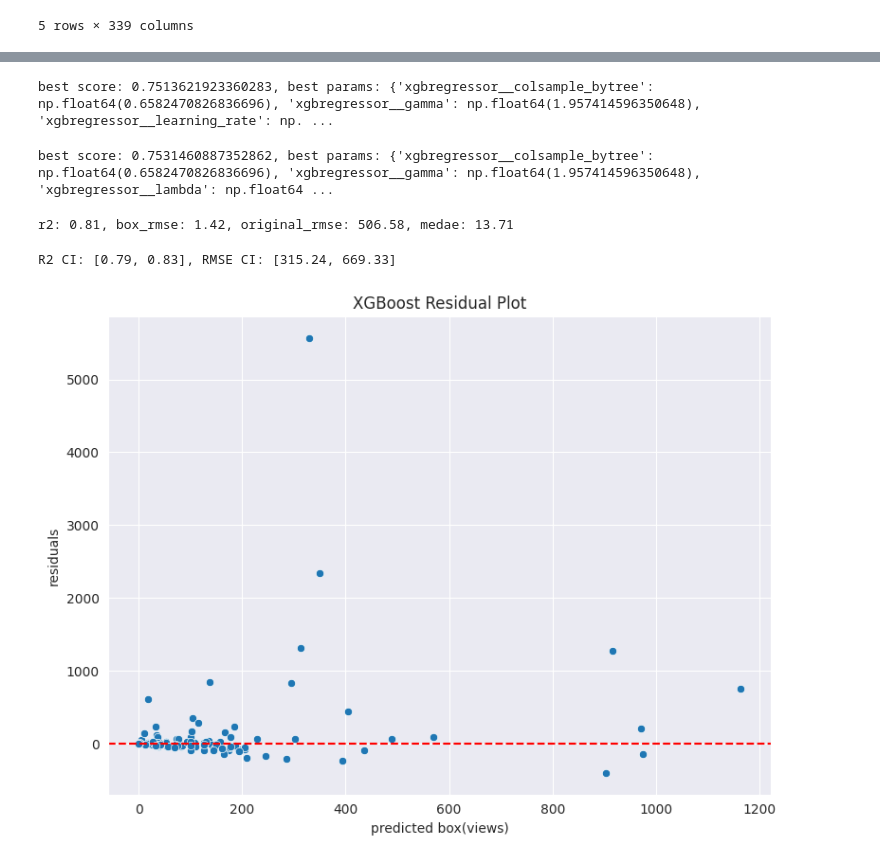
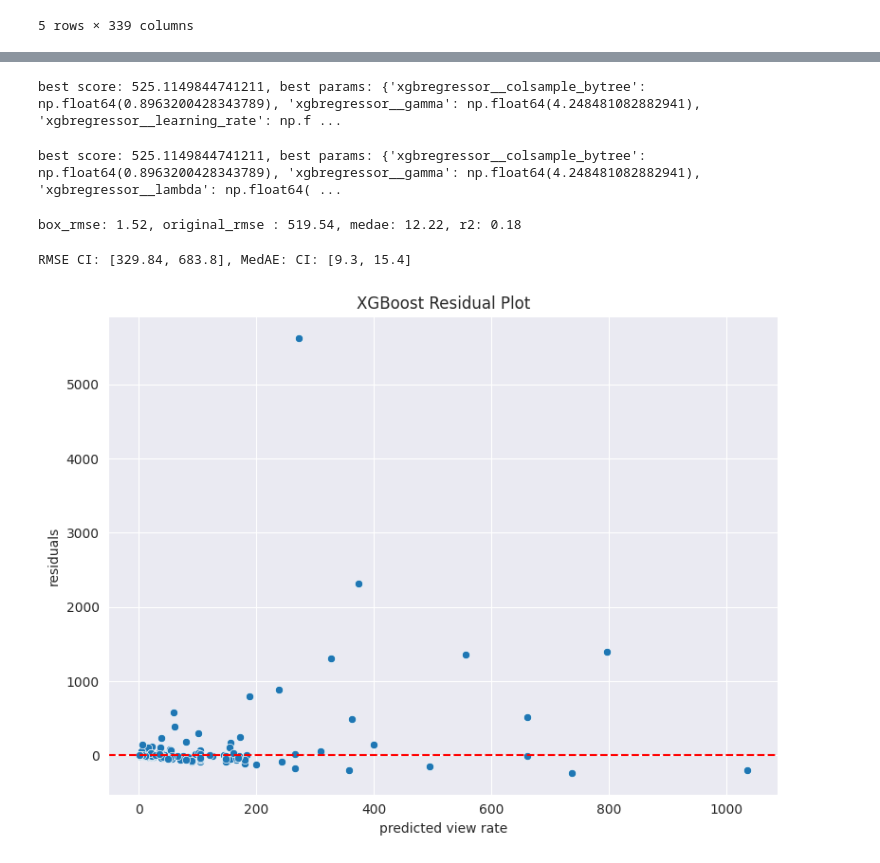
Before and after one commit to gh4rris/vegan_youtube, a Jupyter notebook: 04_modeling_dt_rf_xgb.ipynb, the cells around one changed output, grey strips where cells are left out. Cells and saved outputs as stored; diff of their text form; code cells hidden in the pictures.

```diff
--- a/04_modeling_dt_rf_xgb.ipynb
+++ b/04_modeling_dt_rf_xgb.ipynb
@@ -59,9 +67,9 @@ y_test_original = inv_boxcox(y_test, fitted_lambda)
 # %%
 # hyperparameter tune a decision tree regressor
 params = {"decisiontreeregressor__max_depth": [3, 5, 10, 15, 20, 30, None], "decisiontreeregressor__min_samples_leaf": [2, 4, 6], "decisiontreeregressor__min_samples_split": [2, 5, 10]}
-pipeline = make_pipeline(StandardScaler(), DecisionTreeRegressor(random_state=SEED))
-grid_search = GridSearchCV(pipeline, param_grid=params, cv=10, scoring="r2", n_jobs=-1)
+dt_pipeline = make_pipeline(StandardScaler(), DecisionTreeRegressor(random_state=SEED))
+grid_search = GridSearchCV(dt_pipeline, param_grid=params, cv=10, scoring=rmse_scorer, n_jobs=-1)
 grid_search.fit(X_train, y_train)
 best_params = grid_search.best_params_
-print(f"best score: {grid_search.best_score_}, best params: {best_params}")
+print(f"best score: {-grid_search.best_score_}, best params: {best_params}")
 # %% [output]
@@ -105,14 +134,14 @@ best score: 0.7391998562686749, best params: {'randomforestregressor__bootstrap'
 # %%
 # fit random forest with optimal parameters
-pipeline = make_pipeline(StandardScaler(), RandomForestRegressor(n_estimators=best_params["randomforestregressor__n_estimators"], max_depth=best_params["randomforestregressor__max_depth"], min_samples_leaf=best_params["randomforestregressor__min_samples_leaf"],
+rf_pipeline = make_pipeline(StandardScaler(), RandomForestRegressor(n_estimators=best_params["randomforestregressor__n_estimators"], max_depth=best_params["randomforestregressor__max_depth"], min_samples_leaf=best_params["randomforestregressor__min_samples_leaf"],
                            max_features=best_params["randomforestregressor__max_features"], bootstrap=best_params["randomforestregressor__bootstrap"], random_state=SEED))
-pipeline.fit(X_train, y_train)
-y_pred = pipeline.predict(X_test)
+rf_pipeline.fit(X_train, y_train)
+y_pred = rf_pipeline.predict(X_test)
 y_pred_original = inv_boxcox(y_pred, fitted_lambda)
-box_rmse = root_mean_squared_error(y_test, y_pred)
-original_rmse = root_mean_squared_error(y_test_original, y_pred_original)
-medae = median_absolute_error(y_test_original, y_pred_original)
-r2 = pipeline.score(X_test, y_test)
-rf = pipeline.named_steps["randomforestregressor"]
-print(f"r2: {round(r2, 2)}, box_rmse: {round(box_rmse, 2)}, original_rmse: {round(original_rmse, 2)}, medae: {round(medae, 2)}")
+box_rmse = round(root_mean_squared_error(y_test, y_pred), 2)
+original_rmse = round(root_mean_squared_error(y_test_original, y_pred_original), 2)
+medae = round(median_absolute_error(y_test_original, y_pred_original), 2)
+r2 = round(r2_score(y_test_original, y_pred_original), 2)
+rf = rf_pipeline.named_steps["randomforestregressor"]
+print(f"box_rmse: {box_rmse}, original_rmse : {original_rmse}, medae: {medae}, r2: {r2}")
 # %% [output]
@@ -194,28 +186,28 @@ plt.show()
 # %%
 # instantiate xgboost and use randomized cross validation to search wide range of hyperparameters
-params = {"xgbregressor__n_estimators": randint(500, 900), "xgbregressor__max_depth": randint(5, 20), "xgbregressor__learning_rate": uniform(0.01, 0.2),
+params = {"xgbregressor__n_estimators": randint(500, 900), "xgbregressor__max_depth": randint(5, 20), "xgbregressor__learning_rate": uniform(0.01, 0.3),
           "xgbregressor__colsample_bytree": uniform(0.5, 0.5), "xgbregressor__gamma": uniform(0, 5), "xgbregressor__reg_alpha": uniform(0, 1), "xgbregressor__reg_lambda": uniform(0, 1)}
 
 xgb_pipeline = make_pipeline(StandardScaler(), xgb.XGBRegressor(objective="reg:squarederror", random_state=SEED))
-xgb_rand_search = RandomizedSearchCV(xgb_pipeline, param_distributions=params, cv=10, n_iter=50, scoring="r2", n_jobs=-1, random_state=SEED)
+xgb_rand_search = RandomizedSearchCV(xgb_pipeline, param_distributions=params, cv=10, n_iter=50, scoring=rmse_scorer, n_jobs=-1, random_state=SEED)
 xgb_rand_search.fit(X_train, y_train)
 xgb_best_params = xgb_rand_search.best_params_
-print(f"best score: {xgb_rand_search.best_score_}, best params: {xgb_best_params}")
+print(f"best score: {-xgb_rand_search.best_score_}, best params: {xgb_best_params}")
 # %% [output]
-best score: 0.7513621923360283, best params: {'xgbregressor__colsample_bytree': np.float64(0.6582470826836696), 'xgbregressor__gamma': np.float64(1.957414596350648), 'xgbregressor__learning_rate': np. ...
+best score: 525.1149844741211, best params: {'xgbregressor__colsample_bytree': np.float64(0.8963200428343789), 'xgbregressor__gamma': np.float64(4.248481082882941), 'xgbregressor__learning_rate': np.f ...
 # %%
 # use gridsearch for fine-tuning hyperparameters
-params = {"xgbregressor__n_estimators": np.arange(xgb_best_params["xgbregressor__n_estimators"] - 10, xgb_best_params["xgbregressor__n_estimators"] + 15, 5),
-          "xgbregressor__max_depth": np.arange(xgb_best_params["xgbregressor__max_depth"] - 4, xgb_best_params["xgbregressor__max_depth"] + 6, 2),
-          "xgbregressor__learning_rate": [xgb_best_params["xgbregressor__learning_rate"]], "xgbregressor__colsample_bytree": [xgb_best_params["xgbregressor__colsample_bytree"]],
-          "xgbregressor__gamma": [xgb_best_params["xgbregressor__gamma"]], "xgbregressor__reg_alpha": [xgb_best_params["xgbregressor__reg_alpha"]], "xgbregressor__lambda": [xgb_best_params["xgbregressor__reg_lambda"]]}
+params = {"xgbregressor__n_estimators": np.arange(xgb_best_params["xgbregressor__n_estimators"] - 80, xgb_best_params["xgbregressor__n_estimators"] + 100, 20),
+          "xgbregressor__max_depth": [xgb_best_params["xgbregressor__max_depth"]], "xgbregressor__learning_rate": [xgb_best_params["xgbregressor__learning_rate"]],
+          "xgbregressor__colsample_bytree": [xgb_best_params["xgbregressor__colsample_bytree"]], "xgbregressor__gamma": [xgb_best_params["xgbregressor__gamma"]],
+          "xgbregressor__reg_alpha": [xgb_best_params["xgbregressor__reg_alpha"]], "xgbregressor__lambda": [xgb_best_params["xgbregressor__reg_lambda"]]}
 
-xgb_grid_search = GridSearchCV(xgb_pipeline, param_grid=params, cv=10, scoring="r2", n_jobs=-1)
+xgb_grid_search = GridSearchCV(xgb_pipeline, param_grid=params, cv=10, scoring=rmse_scorer, n_jobs=-1)
 xgb_grid_search.fit(X_train, y_train)
 xgb_best_params = xgb_grid_search.best_params_
-print(f"best score: {xgb_grid_search.best_score_}, best params: {xgb_best_params}")
+print(f"best score: {-xgb_grid_search.best_score_}, best params: {xgb_best_params}")
 # %% [output]
-best score: 0.7531460887352862, best params: {'xgbregressor__colsample_bytree': np.float64(0.6582470826836696), 'xgbregressor__gamma': np.float64(1.957414596350648), 'xgbregressor__lambda': np.float64 ...
+best score: 525.1149844741211, best params: {'xgbregressor__colsample_bytree': np.float64(0.8963200428343789), 'xgbregressor__gamma': np.float64(4.248481082882941), 'xgbregressor__lambda': np.float64( ...
 # %%
 # fit xgboost with optimal parameters
 xgb_pipeline = make_pipeline(StandardScaler(), xgb.XGBRegressor(objective="reg:squarederror", random_state=SEED, n_estimators=xgb_best_params["xgbregressor__n_estimators"],
@@ -225,47 +217,47 @@ xgb_pipeline = make_pipeline(StandardScaler(), xgb.XGBRegressor(objective="reg:s
 xgb_pipeline.fit(X_train, y_train)
 y_pred = xgb_pipeline.predict(X_test)
 y_pred_original = inv_boxcox(y_pred, fitted_lambda)
-box_rmse = root_mean_squared_error(y_test, y_pred)
-original_rmse = root_mean_squared_error(y_test_original, y_pred_original)
-medae = median_absolute_error(y_test_original, y_pred_original)
-r2 = xgb_pipeline.score(X_test, y_test)
-print(f"r2: {round(r2, 2)}, box_rmse: {round(box_rmse, 2)}, original_rmse: {round(original_rmse, 2)}, medae: {round(medae, 2)}")
+box_rmse = round(root_mean_squared_error(y_test, y_pred), 2)
+original_rmse = round(root_mean_squared_error(y_test_original, y_pred_original), 2)
+medae = round(median_absolute_error(y_test_original, y_pred_original), 2)
+r2 = round(r2_score(y_test_original, y_pred_original), 2)
+print(f"box_rmse: {box_rmse}, original_rmse : {original_rmse}, medae: {medae}, r2: {r2}")
 # %% [output]
-r2: 0.81, box_rmse: 1.42, original_rmse: 506.58, medae: 13.71
+box_rmse: 1.52, original_rmse : 519.54, medae: 12.22, r2: 0.18
 # %%
 # calculate 95% confidence intervals
-r2_scores = []
 rmse_scores = []
+medae_scores = []
 for i in range(1000):
     X_resampled, y_resampled = resample(X_test, y_test, n_samples=len(X_train), replace=True, random_state=i)
     y_resampled_pred = xgb_pipeline.predict(X_resampled)
     y_resampled_original = inv_boxcox(y_resampled, fitted_lambda)
     y_resampled_pred_original = inv_boxcox(y_resampled_pred, fitted_lambda)
     rmse = root_mean_squared_error(y_resampled_original, y_resampled_pred_original)
-    r2 = xgb_pipeline.score(X_resampled, y_resampled)
-    r2_scores.append(r2)
+    medae = median_absolute_error(y_resampled_original, y_resampled_pred_original)
     rmse_scores.append(rmse)
+    medae_scores.append(medae)
 
-r2_lower = np.percentile(r2_scores, 2.5)
-r2_upper = np.percentile(r2_scores, 97.5)
 rmse_lower = np.percentile(rmse_scores, 2.5)
 rmse_upper = np.percentile(rmse_scores, 97.5)
-print(f"R2 CI: [{round(r2_lower, 2)}, {round(r2_upper, 2)}], RMSE CI: [{round(rmse_lower, 2)}, {round(rmse_upper, 2)}]")
+medae_lower = np.percentile(medae_scores, 2.5)
+medae_upper = np.percentile(medae_scores, 97.5)
+print(f"RMSE CI: [{round(rmse_lower, 2)}, {round(rmse_upper, 2)}], MedAE: CI: [{round(medae_lower, 2)}, {round(medae_upper, 2)}]")
 # %% [output]
-R2 CI: [0.79, 0.83], RMSE CI: [315.24, 669.33]
+RMSE CI: [329.84, 683.8], MedAE: CI: [9.3, 15.4]
 # %%
 # visualize residuals to look for patterns
 residuals = y_test_original - y_pred_original
 sns.set_style("darkgrid")
 plt.subplots(figsize=(8, 6))
 sns.scatterplot(x=y_pred_original, y=residuals)
 plt.axhline(0, color="red", linestyle="--")
-plt.xlabel("predicted box(views)")
+plt.xlabel("predicted view rate")
 plt.ylabel("residuals")
 plt.title("XGBoost Residual Plot")
 plt.tight_layout()
 
 # save png
 plt.savefig("images/xgb_residual_plot.png", dpi=300)
 # %% [output]
-[figure, old version]
+[figure, new version]
```
Also changed, not shown: parts of 24 cells of this notebook, 30 other files.
